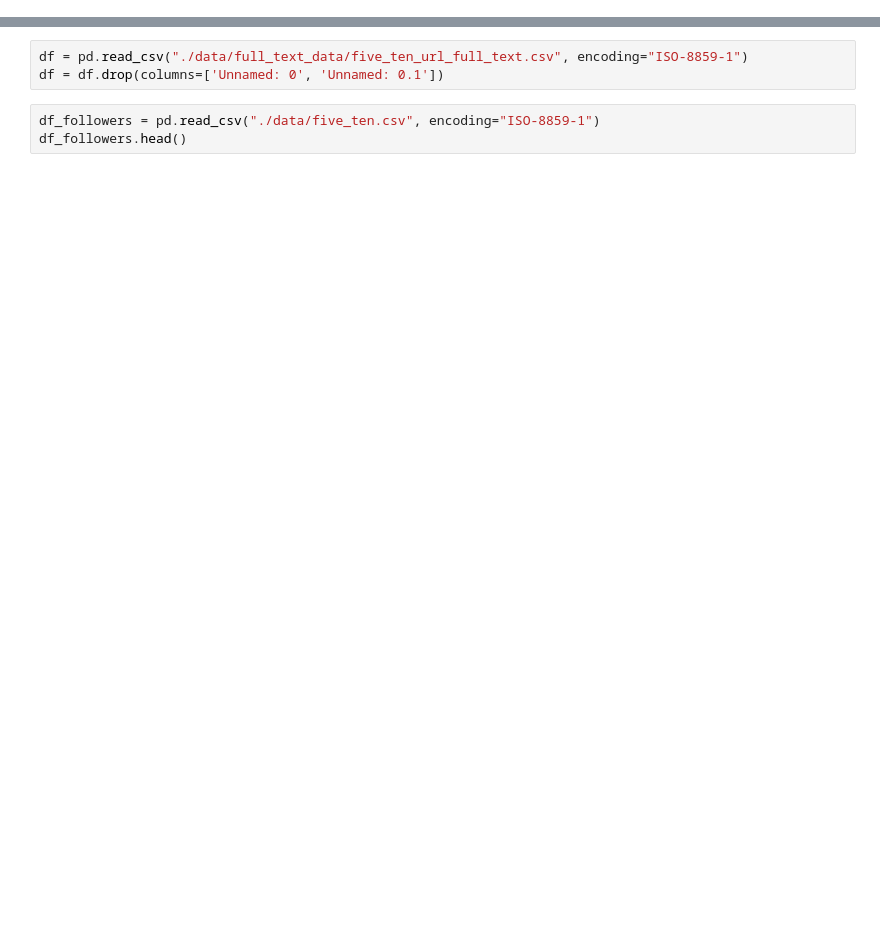
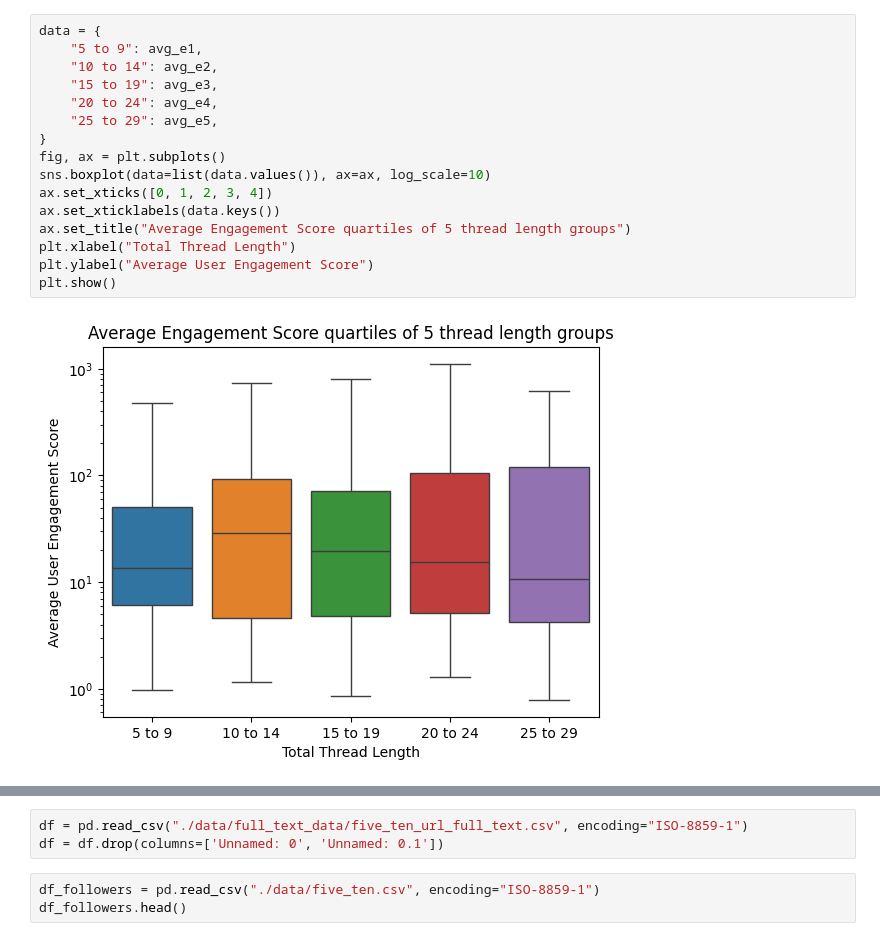
Before and after one commit to upb3y/cs498CSS, a Jupyter notebook: results.ipynb, the cells around one changed output, grey strips where cells are left out. Drawn from its saved outputs; the diff is of its cells as text; blank space fills up the shorter version.

```diff
--- a/results.ipynb
+++ b/results.ipynb
@@ -57,0 +73,18 @@ plt.show()  # Display the scatterplot
+# %%
+data = {
+    "5 to 9": avg_e1,
+    "10 to 14": avg_e2,
+    "15 to 19": avg_e3,
+    "20 to 24": avg_e4,
+    "25 to 29": avg_e5,
+}
+fig, ax = plt.subplots()
+sns.boxplot(data=list(data.values()), ax=ax, log_scale=10)
+ax.set_xticks([0, 1, 2, 3, 4])
+ax.set_xticklabels(data.keys())
+ax.set_title("Average Engagement Score quartiles of 5 thread length groups")
+plt.xlabel("Total Thread Length")
+plt.ylabel("Average User Engagement Score")
+plt.show()
+# %% [output]
+[figure, added]
```
Also changed, not shown: parts of 7 cells of this notebook.
